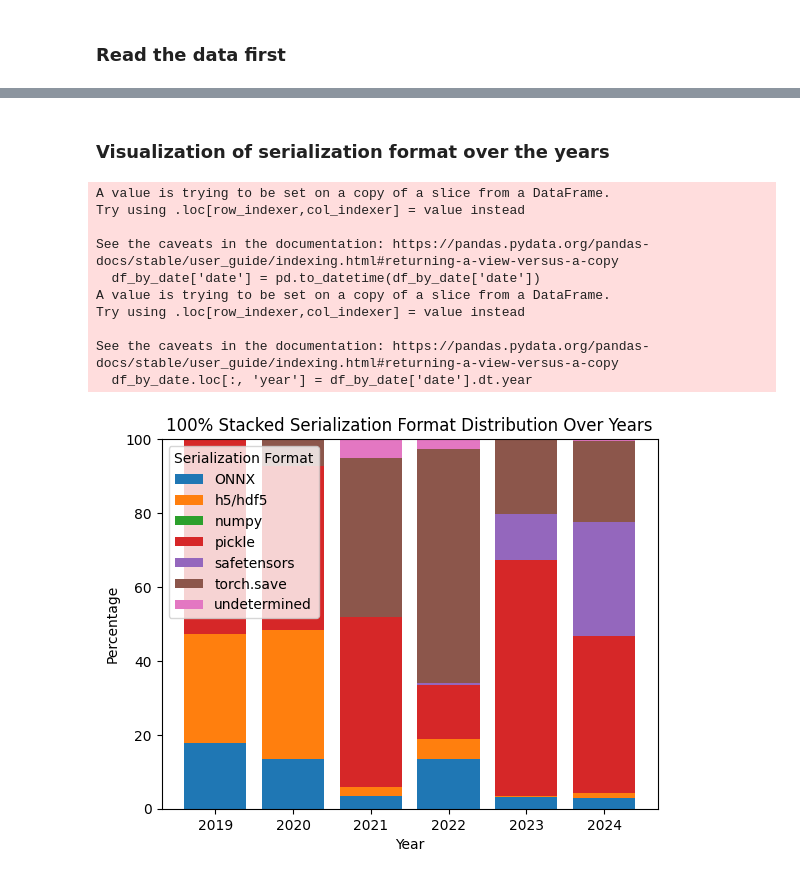
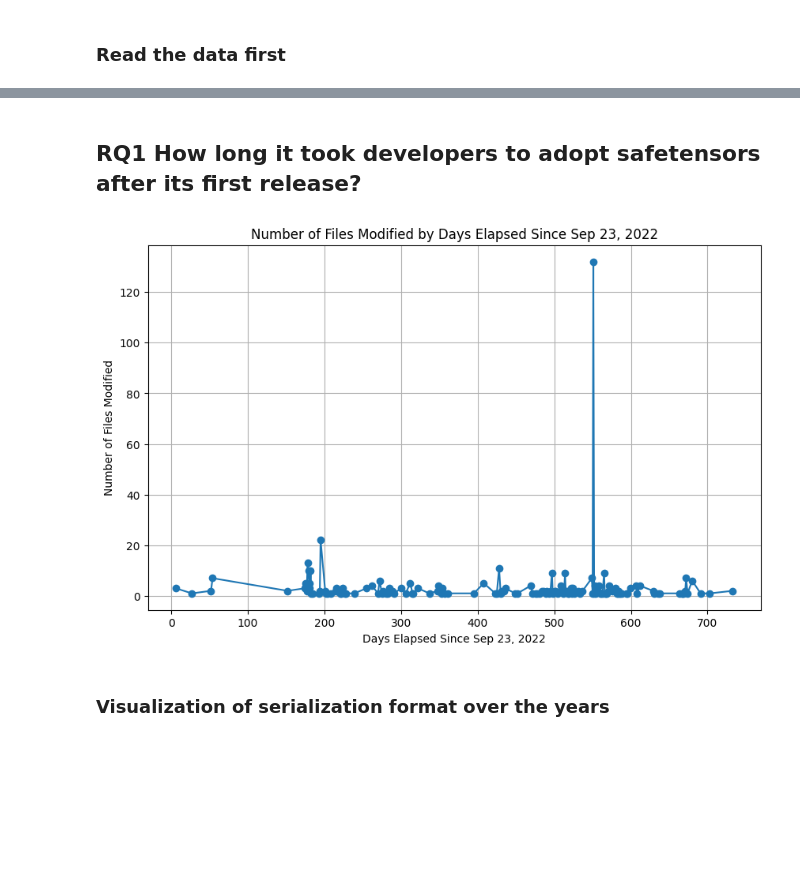
Before and after one commit to s2e-lab/model-evolution, a Jupyter notebook: scripts/notebooks/rq1_analysis.ipynb, the cells around one changed output, grey strips where cells are left out. Saved outputs shown, nothing was run; the diff lists cells and outputs as text; code cells hidden in the pictures; blank space fills up the shorter version.

Commit message:
Added a script to verify the number of elapsed days safetensors first appeared in repositories

```diff
--- a/scripts/notebooks/rq1_analysis.ipynb
+++ b/scripts/notebooks/rq1_analysis.ipynb
@@ -10,17 +10,25 @@ import os
 
 
 df = pd.read_csv(Path('../../results/repository_evolution_0-4920_MERGED.csv'))
-df2 = pd.read_csv(Path('../../data/huggingface_sort_by_createdAt_top996939_commits_0_1035.csv'))
+df_commits = pd.read_csv(Path('../../data/huggingface_sort_by_createdAt_top996939_commits_0_1035.csv'))
 
 # grabs the date from df2 and adds it to df based on commit_hash and repo_url matching, implementation needs to be efficient
-def add_date_to_df(df, df2):
+def add_date_to_df(df, df_commits):
     df['date'] = ""
     for index, row in df.iterrows():
         commit_hash = row['commit_hash']
         repo_url = row['repo_url']
-        date = df2.loc[(df2['commit_hash'] == commit_hash) & (df2['repo_url'] == repo_url)]['date']
+        date = df_commits.loc[(df_commits['commit_hash'] == commit_hash) & (df_commits['repo_url'] == repo_url)]['date']
         if not date.empty:
             df.at[index, 'date'] = date.values[0]
     return df
 
-df = add_date_to_df(df, df2)
+df = add_date_to_df(df, df_commits)
+df['date'] = pd.to_datetime(df['date'])
+
+# Reference date when safetensors was released
+reference_date = pd.to_datetime("2022-09-23")
+
+# Calculate elapsed days since reference date
+df['elapsed_days'] = (df['date'] - reference_date).dt.days
+df
@@ -27,3 +49,29 @@ df = add_date_to_df(df, df2)
+# %% [markdown]
+## RQ1 How long it took developers to adopt safetensors after its first release?
+# %%
+import pandas as pd
+from datetime import datetime
+import matplotlib.pyplot as plt
+import pandas as pd
+import matplotlib.pyplot as plt
+
+
+# Filter out rows with 'safetensors' serialization format
+df_safetensors = df[df['serialization_format'] == 'safetensors']
+
+# Group by elapsed days to count files modified on each date
+files_modified_by_day = df_safetensors['elapsed_days'].value_counts().sort_index()
+
+# Plotting
+plt.figure(figsize=(10, 6))
+plt.plot(files_modified_by_day.index, files_modified_by_day.values, marker='o', linestyle='-')
+plt.xlabel("Days Elapsed Since Sep 23, 2022")
+plt.ylabel("Number of Files Modified")
+plt.title("Number of Files Modified by Days Elapsed Since Sep 23, 2022")
+plt.grid(True)
+plt.show()
+# %% [output]
+[figure, added]
 # %% [markdown]
 ### Visualization of serialization format over the years
 # %%
@@ -44,7 +92,7 @@ grouped = df_by_date.groupby(['year', 'serialization_format']).size().unstack(fi
 grouped_percentage = grouped.div(grouped.sum(axis=1), axis=0) * 100
 
 # Plot
-fig, ax = plt.subplots()
+fig, ax = plt.subplots(figsize=(10, 4))
 
 # Cumulative values for stacked bars
 cumulative_values = np.zeros(len(grouped_percentage))
@@ -58,22 +106,14 @@ for serialization_format in grouped_percentage.columns:
 ax.set_ylabel('Percentage')
 ax.set_xlabel('Year')
 ax.set_title('100% Stacked Serialization Format Distribution Over Years')
-ax.legend(title='Serialization Format')
+# ax.legend(title='Serialization Format')
+# Move the legend outside of the plot
+ax.legend(title='Serialization Format', bbox_to_anchor=(1.05, 1), loc='upper left')
+# Adjust the plot layout to make room for the legend
+plt.tight_layout(rect=[0, 0, 0.85, 1])
 
 
 plt.show()
-# %% [output]
-A value is trying to be set on a copy of a slice from a DataFrame.
-Try using .loc[row_indexer,col_indexer] = value instead
-
-See the caveats in the documentation: https://pandas.pydata.org/pandas-docs/stable/user_guide/indexing.html#returning-a-view-versus-a-copy
-  df_by_date['date'] = pd.to_datetime(df_by_date['date'])
-A value is trying to be set on a copy of a slice from a DataFrame.
-Try using .loc[row_indexer,col_indexer] = value instead
-
-See the caveats in the documentation: https://pandas.pydata.org/pandas-docs/stable/user_guide/indexing.html#returning-a-view-versus-a-copy
-  df_by_date.loc[:, 'year'] = df_by_date['date'].dt.year
-[figure, removed]
 # %%
 import pandas as pd
 import numpy as np
```
Also changed, not shown: parts of 3 cells of this notebook, 1 other file.
